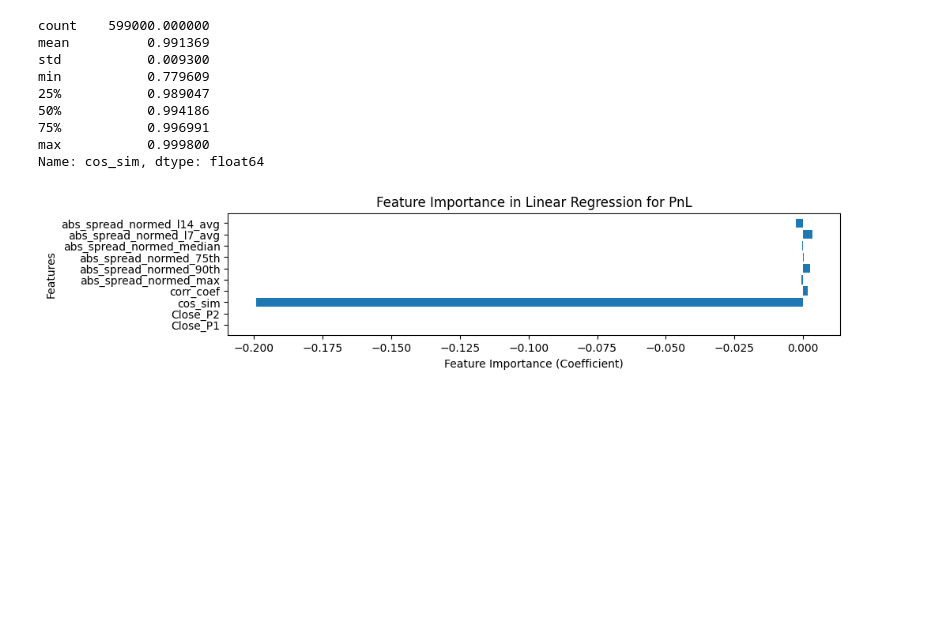
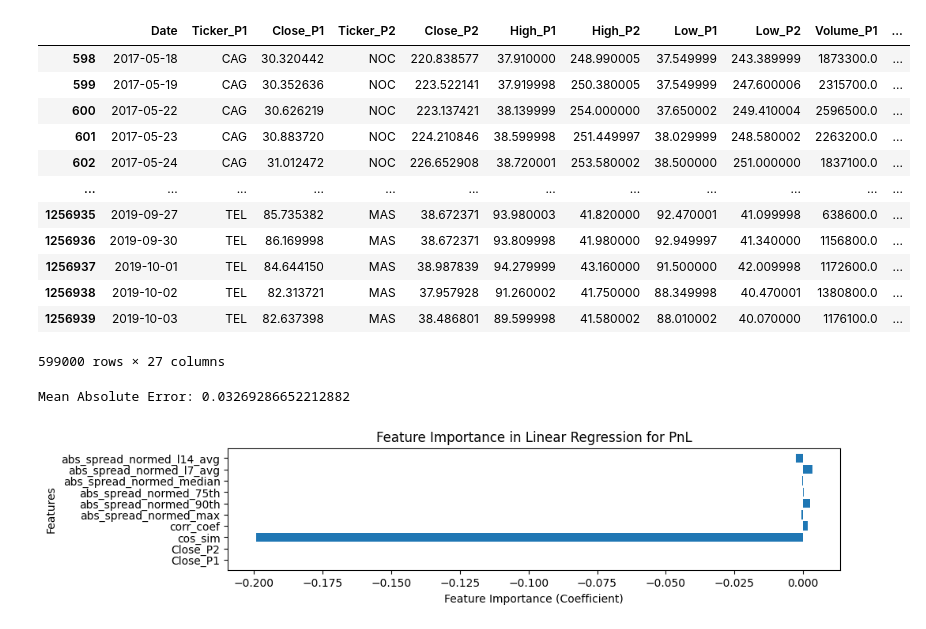
Before and after one commit to nishikaa/pair_trading, a Jupyter notebook: pair-trading-foundations/notebooks/training_dev.ipynb, the cells around one changed output. Saved outputs shown, nothing was run; the diff lists cells and outputs as text; code cells hidden in the pictures; blank space fills up the shorter version.

```diff
--- a/pair-trading-foundations/notebooks/training_dev.ipynb
+++ b/pair-trading-foundations/notebooks/training_dev.ipynb
@@ -10,17 +10,21 @@ from sklearn.metrics import classification_report, accuracy_score
 pair_features = pd.read_csv("Data/pair_features1_300_60.csv")
 # %%
 pair_features = pair_features.dropna()
-pair_features['cos_sim'].describe()
+pair_features
 # %% [output]
+|  | Date | Ticker_P1 | Close_P1 | Ticker_P2 | Close_P2 | High_P1 | High_P2 | Low_P1 | Low_P2 | Volume_P1 | ... |
+| 598 | 2017-05-18 | CAG | 30.320442 | NOC | 220.838577 | 37.910000 | 248.990005 | 37.549999 | 243.389999 | 1873300.0 | ... |
+| 599 | 2017-05-19 | CAG | 30.352636 | NOC | 223.522141 | 37.919998 | 250.380005 | 37.549999 | 247.600006 | 2315700.0 | ... |
+| 600 | 2017-05-22 | CAG | 30.626219 | NOC | 223.137421 | 38.139999 | 254.000000 | 37.650002 | 249.410004 | 2596500.0 | ... |
+| 601 | 2017-05-23 | CAG | 30.883720 | NOC | 224.210846 | 38.599998 | 251.449997 | 38.029999 | 248.580002 | 2263200.0 | ... |
+| 602 | 2017-05-24 | CAG | 31.012472 | NOC | 226.652908 | 38.720001 | 253.580002 | 38.500000 | 251.000000 | 1837100.0 | ... |
+| ... | ... | ... | ... | ... | ... | ... | ... | ... | ... | ... | ... |
+| 1256935 | 2019-09-27 | TEL | 85.735382 | MAS | 38.672371 | 93.980003 | 41.820000 | 92.470001 | 41.099998 | 638600.0 | ... |
+| 1256936 | 2019-09-30 | TEL | 86.169998 | MAS | 38.672371 | 93.809998 | 41.980000 | 92.949997 | 41.340000 | 1156800.0 | ... |
+| 1256937 | 2019-10-01 | TEL | 84.644150 | MAS | 38.987839 | 94.279999 | 43.160000 | 91.500000 | 42.009998 | 1172600.0 | ... |
+| 1256938 | 2019-10-02 | TEL | 82.313721 | MAS | 37.957928 | 91.260002 | 41.750000 | 88.349998 | 40.470001 | 1380800.0 | ... |
+| 1256939 | 2019-10-03 | TEL | 82.637398 | MAS | 38.486801 | 89.599998 | 41.580002 | 88.010002 | 40.070000 | 1176100.0 | ... |
-count    599000.000000
-mean          0.991369
-std           0.009300
-min           0.779609
-25%           0.989047
-50%           0.994186
-75%           0.996991
-max           0.999800
-Name: cos_sim, dtype: float64
+599000 rows × 27 columns
 # %%
 features_names = ['Close_P1', 'Close_P2', 'cos_sim', 'corr_coef',
        'abs_spread_normed_max', 'abs_spread_normed_90th',
@@ -32,5 +36,12 @@ X_train, X_test, y_train, y_test = train_test_split(pair_features[features_names
 # Initialize and train the Linear Regression
 model = LinearRegression().fit(X_train, y_train)
 
-coefficients = model.coef_
+# Making predictions on the test set
+y_pred = model.predict(X_test)
+
+# Calculating the Mean Absolute Error (MAE)
+mae = mean_absolute_error(y_test, y_pred)
+print("Mean Absolute Error:", mae)
+# %% [output]
+Mean Absolute Error: 0.03269286652212882
 # %%
```
Also changed, not shown: parts of 2 cells of this notebook.
